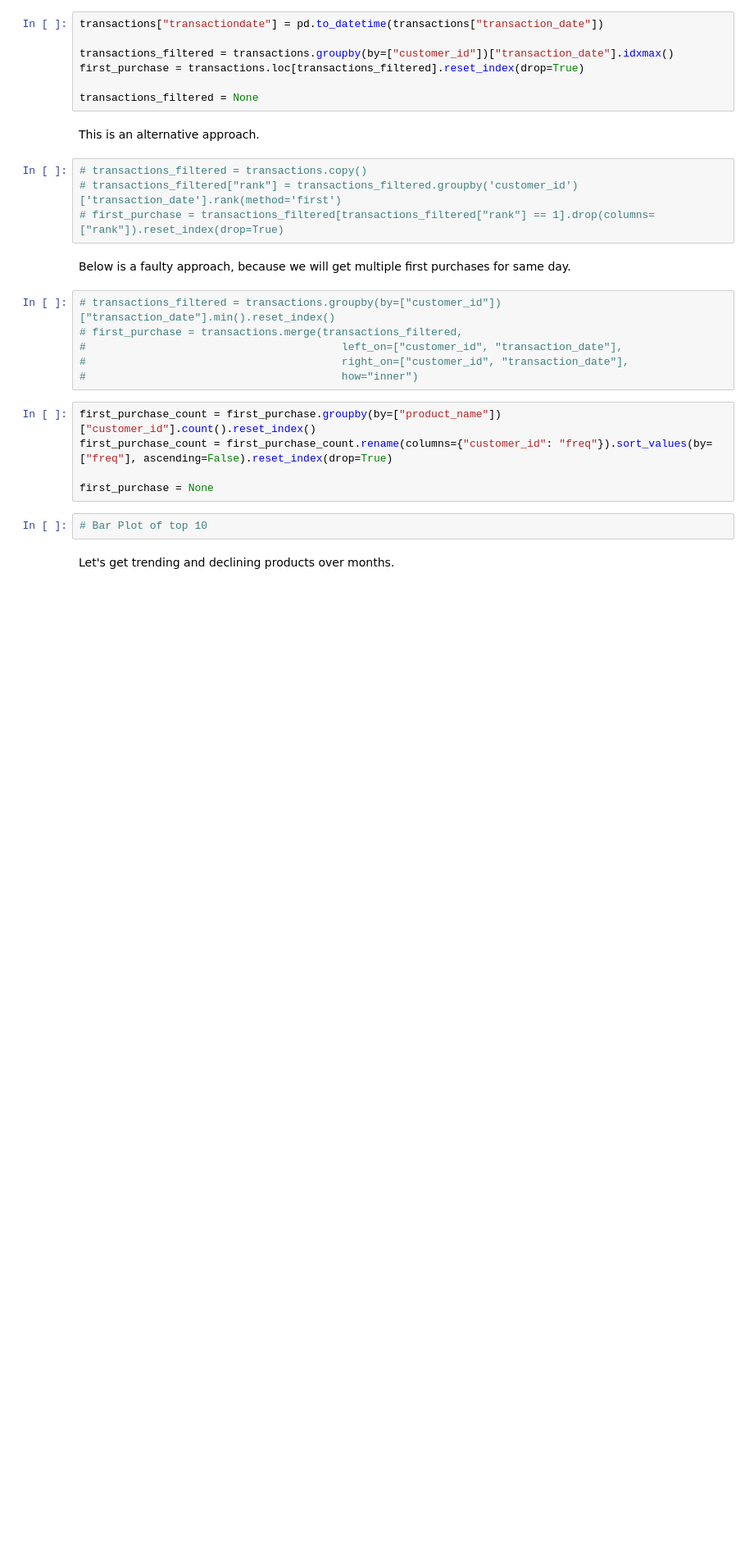
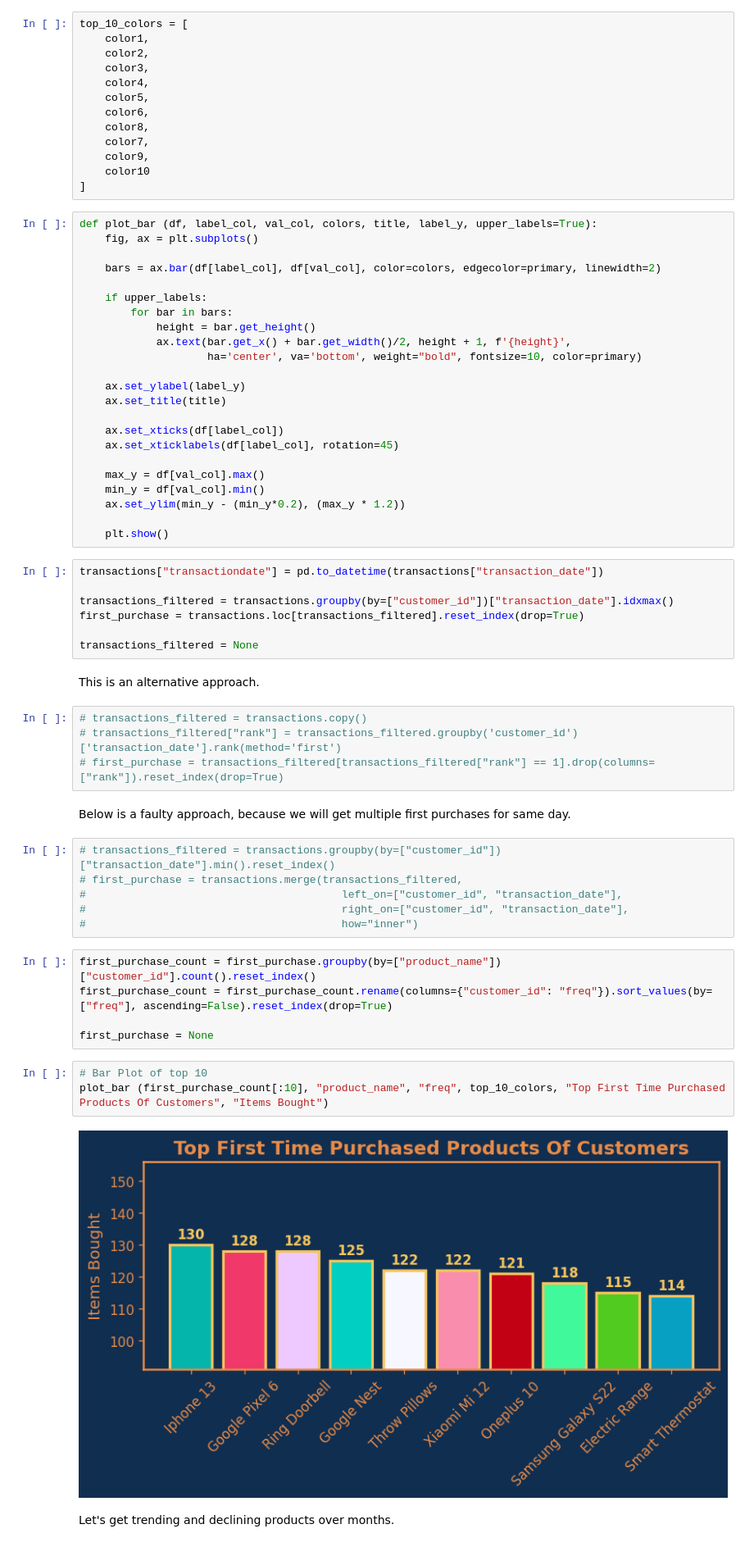
Before and after one commit to torchlightwizard/Customer-Journey-Analysis, a Jupyter notebook: notebooks/Eda.ipynb, the cells around one changed output. Shown at 82% size. Drawn from its saved outputs; the diff is of its cells as text; blank space fills up the shorter version.

```diff
--- a/notebooks/Eda.ipynb
+++ b/notebooks/Eda.ipynb
@@ -821,6 +883,42 @@ pages_visited = None
 Which products are often a customer’s first purchase, which are trending or declining, and what day/hour windows maximize campaign conversion?
 # %% [markdown]
 Let's get the first purchases.
+# %%
+top_10_colors = [
+    color1,
+    color2,
+    color3,
+    color4,
+    color5,
+    color6,
+    color8,
+    color7,
+    color9,
+    color10
+]
+# %%
+def plot_bar (df, label_col, val_col, colors, title, label_y, upper_labels=True):
+    fig, ax = plt.subplots()
+
+    bars = ax.bar(df[label_col], df[val_col], color=colors, edgecolor=primary, linewidth=2)
+
+    if upper_labels:
+        for bar in bars:
+            height = bar.get_height()
+            ax.text(bar.get_x() + bar.get_width()/2, height + 1, f'{height}',
+                    ha='center', va='bottom', weight="bold", fontsize=10, color=primary)
+
+    ax.set_ylabel(label_y)
+    ax.set_title(title)
+
+    ax.set_xticks(df[label_col])
+    ax.set_xticklabels(df[label_col], rotation=45)
+
+    max_y = df[val_col].max()
+    min_y = df[val_col].min()
+    ax.set_ylim(min_y - (min_y*0.2), (max_y * 1.2))
+
+    plt.show()
 # %%
 transactions["transactiondate"] = pd.to_datetime(transactions["transaction_date"])
 
@@ -849,6 +947,9 @@ first_purchase_count = first_purchase_count.rename(columns={"customer_id": "freq
 first_purchase = None
 # %%
 # Bar Plot of top 10
+plot_bar (first_purchase_count[:10], "product_name", "freq", top_10_colors, "Top First Time Purchased Products Of Customers", "Items Bought")
+# %% [output]
+[figure, added]
 # %% [markdown]
 Let's get trending and declining products over months.
 # %%
```
Also changed, not shown: parts of 14 cells of this notebook.
